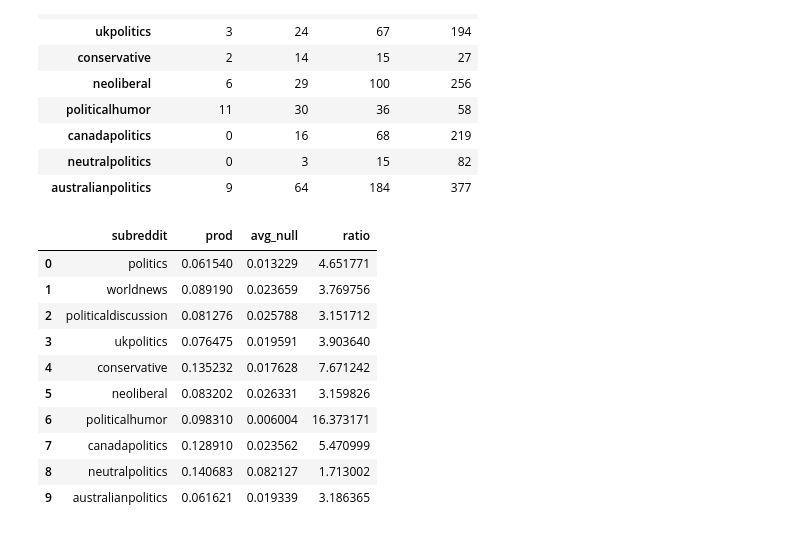
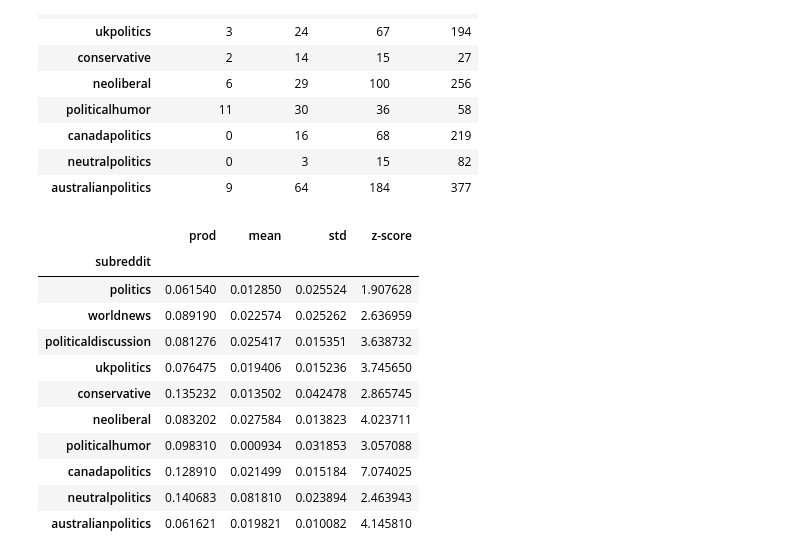
Before and after one commit to gsscala/reddit-graph, a Jupyter notebook: individual_graphs_analysis/ind_graphs.ipynb, the cells around one changed output. Drawn from its saved outputs; the diff is of its cells as text; code cells hidden in the pictures.

```diff
--- a/individual_graphs_analysis/ind_graphs.ipynb
+++ b/individual_graphs_analysis/ind_graphs.ipynb
@@ -3,7 +3,7 @@ from auxiliary_functions import *
 # %%
 graph = nx.read_gexf("labeled_graph.gexf")
 std_threshold = 0.5
-NumberOfRandoms = 5000
+NumberOfRandoms = 300
 # %%
 graphs = simplify_graph(graph, std_threshold)
 
@@ -49,17 +47,18 @@ null_triangles = calculate_triangles_null_graph(graphs, null_models)
 # %%
 # IN DEVELOPMENT: NON_BINARY_METRIC
 
-results_df = non_binary_metric(triangles_graph, null_triangles)
-results_df
+results_nb, distributions_nb = non_binary_metric(triangles_graph, calculate_triangles_null_graph(graphs, null_models))
+results_nb
 # %% [output]
-|  | subreddit | prod | avg_null | ratio |
-| 0 | politics | 0.061540 | 0.013229 | 4.651771 |
-| 1 | worldnews | 0.089190 | 0.023659 | 3.769756 |
-| 2 | politicaldiscussion | 0.081276 | 0.025788 | 3.151712 |
-| 3 | ukpolitics | 0.076475 | 0.019591 | 3.903640 |
-| 4 | conservative | 0.135232 | 0.017628 | 7.671242 |
-| 5 | neoliberal | 0.083202 | 0.026331 | 3.159826 |
-| 6 | politicalhumor | 0.098310 | 0.006004 | 16.373171 |
-| 7 | canadapolitics | 0.128910 | 0.023562 | 5.470999 |
-| 8 | neutralpolitics | 0.140683 | 0.082127 | 1.713002 |
-| 9 | australianpolitics | 0.061621 | 0.019339 | 3.186365 |
+|  | prod | mean | std | z-score |
+| subreddit |  |  |  |  |
+| politics | 0.061540 | 0.012850 | 0.025524 | 1.907628 |
+| worldnews | 0.089190 | 0.022574 | 0.025262 | 2.636959 |
+| politicaldiscussion | 0.081276 | 0.025417 | 0.015351 | 3.638732 |
+| ukpolitics | 0.076475 | 0.019406 | 0.015236 | 3.745650 |
+| conservative | 0.135232 | 0.013502 | 0.042478 | 2.865745 |
+| neoliberal | 0.083202 | 0.027584 | 0.013823 | 4.023711 |
+| politicalhumor | 0.098310 | 0.000934 | 0.031853 | 3.057088 |
+| canadapolitics | 0.128910 | 0.021499 | 0.015184 | 7.074025 |
+| neutralpolitics | 0.140683 | 0.081810 | 0.023894 | 2.463943 |
+| australianpolitics | 0.061621 | 0.019821 | 0.010082 | 4.145810 |
```
Also changed, not shown: parts of 6 cells of this notebook, 3 other files.
